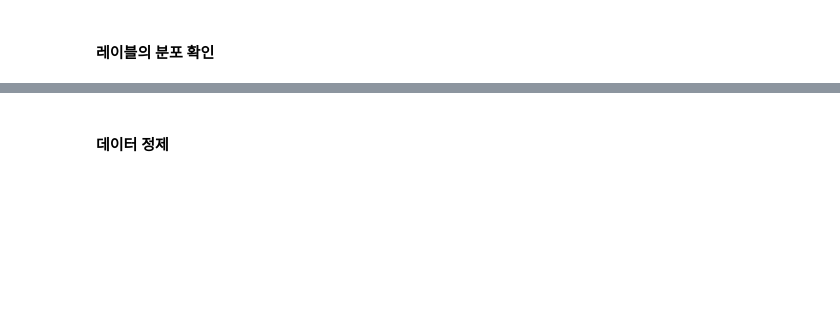
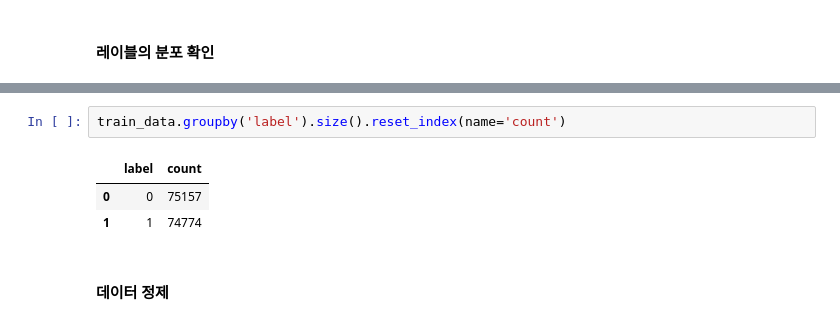
Before and after one commit to JIYOUNGL22/practice_kaggle, a Jupyter notebook: NLP_감정 분석(Sentiment Analysis).ipynb, the cells around one changed output, grey strips where cells are left out. Drawn from its saved outputs; the diff is of its cells as text; blank space fills up the shorter version.

```diff
--- a/NLP_감정 분석(Sentiment Analysis).ipynb
+++ b/NLP_감정 분석(Sentiment Analysis).ipynb
@@ -536,2 +555,8 @@ total_data['ratings'].nunique(),total_data['reviews'].nunique(), total_data['lab
+# %%
+train_data.groupby('label').size().reset_index(name='count')
+# %% [output]
+|  | label | count |
+| 0 | 0 | 75157 |
+| 1 | 1 | 74774 |
 # %% [markdown]
 #### 데이터 정제
```
Also changed, not shown: parts of 34 cells of this notebook.
